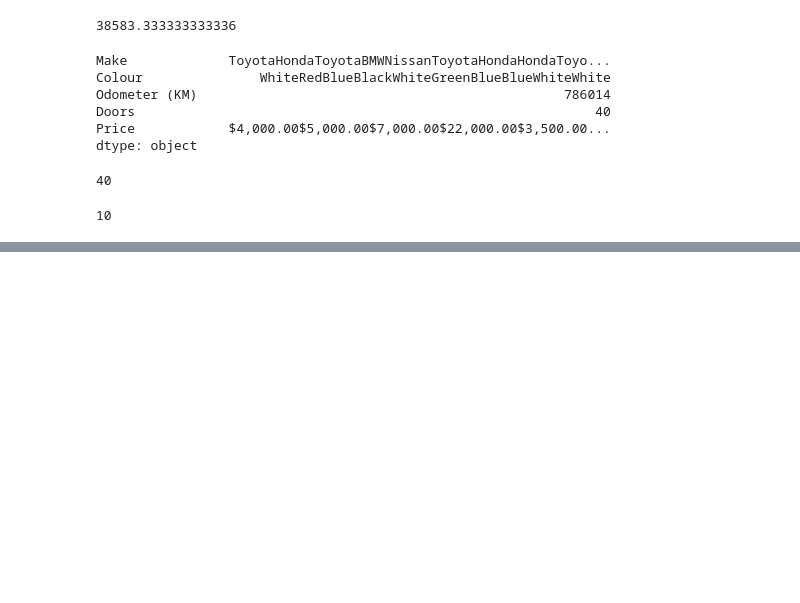
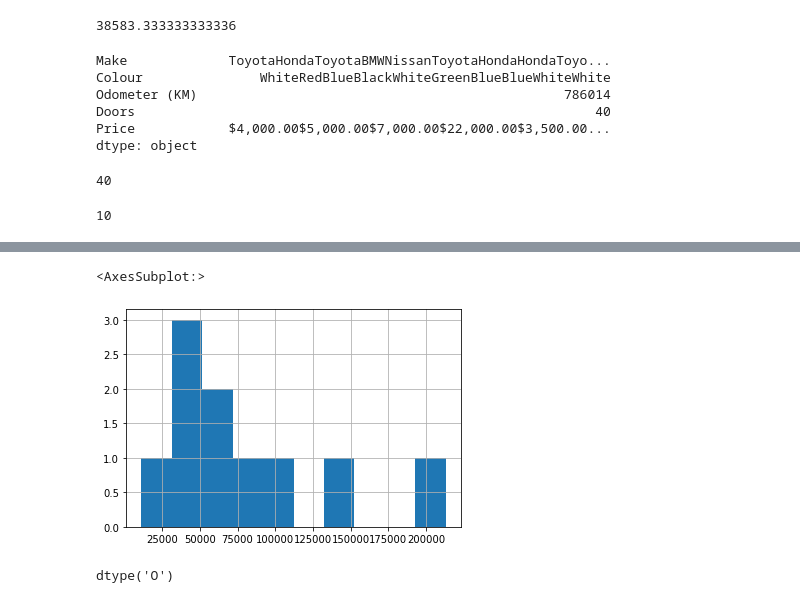
Before and after one commit to bishalsarkar77730/learn_data_science, a Jupyter notebook: learn-Pandas.ipynb, the cells around one changed output, grey strips where cells are left out. Cells and saved outputs as stored; diff of their text form; code cells hidden in the pictures; blank space fills up the shorter version.

```diff
--- a/learn-Pandas.ipynb
+++ b/learn-Pandas.ipynb
@@ -143,0 +319,9 @@ len(car_sales)
+# %%
+car_sales["Odometer (KM)"].hist()
+# %% [output]
+<AxesSubplot:>
+[figure, added]
+# %%
+car_sales["Price"].dtype
+# %% [output]
+dtype('O')
```
Also changed, not shown: parts of 23 cells of this notebook.
